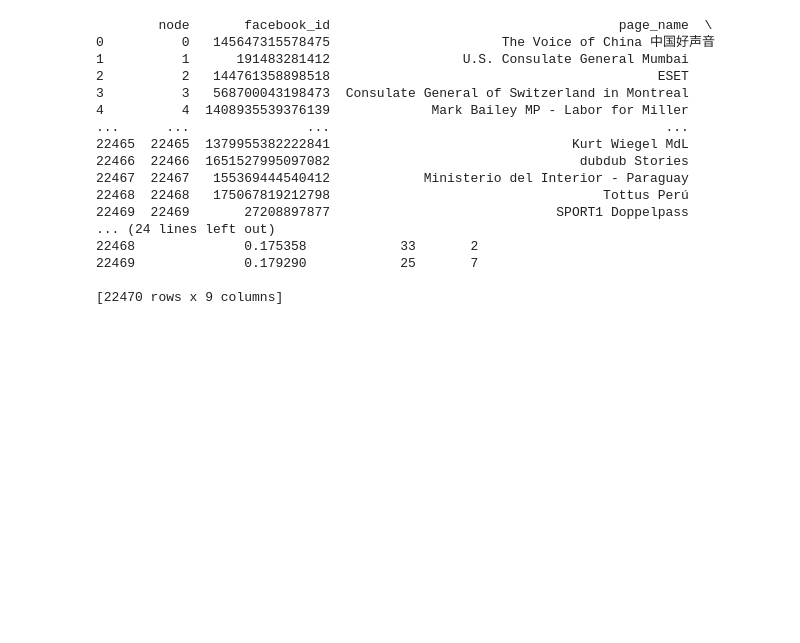
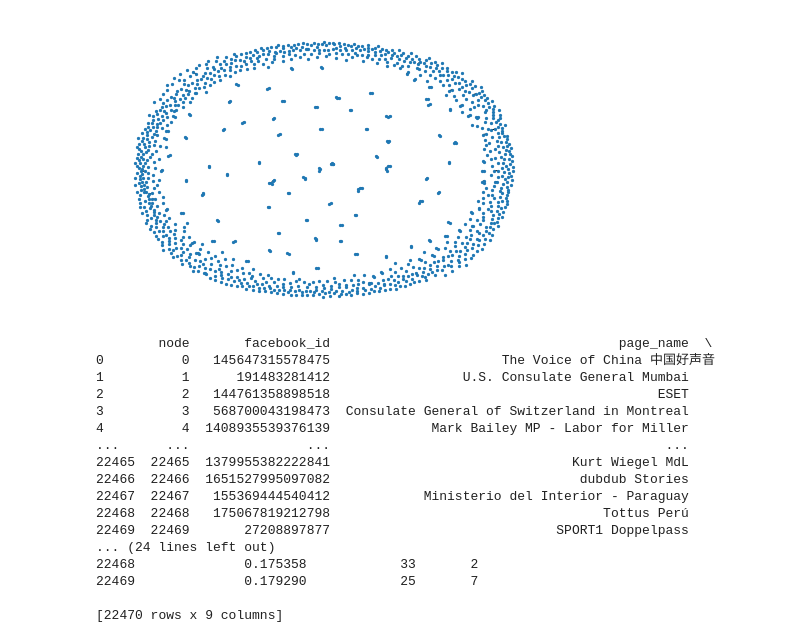
Before and after one commit to Arefay97/Social-Media-Analytics---Project, a Jupyter notebook: explore.ipynb, the cells around one changed output. Saved outputs shown, nothing was run; the diff lists cells and outputs as text; code cells hidden in the pictures; blank space fills up the shorter version.

```diff
--- a/explore.ipynb
+++ b/explore.ipynb
@@ -15,19 +15,19 @@ import plotly as px
 import plotly.graph_objects as go
 from collections import defaultdict
 # %%
-nodes, edges = utils.Load_data("nodes with communities.csv","musae_facebook_edges.csv")
+nodes, edges = utils.Load_data("nodes with communities.csv","edges without loops.csv")
 nodes.head()
 print(len(edges))
 edges = Data_Reduction.Remove_selfloops(edges)
-print(len(edges))
+#print(len(edges))
 graph = utils.Create_Graph(nodes,edges)
 #after removing selfloops there are nodes without any edges
-graph = Data_Reduction.Reduce_with_min_x_edges(graph,0)
+#graph = Data_Reduction.Reduce_with_min_x_edges(graph,0)
 # Convert graph nodes to DataFrame
-nodes_data = [(node, graph.nodes[node]) for node in graph.nodes()]
-df_nodes = pd.DataFrame(nodes_data, columns=['node', 'attributes'])
+#nodes_data = [(node, graph.nodes[node]) for node in graph.nodes()]
+#df_nodes = pd.DataFrame(nodes_data, columns=['node', 'attributes'])
 
 # Split attributes into separate columns
-df_nodes = pd.concat([df_nodes.drop(columns=['attributes']), df_nodes['attributes'].apply(pd.Series)], axis=1)
-df_nodes.head()
+#df_nodes = pd.concat([df_nodes.drop(columns=['attributes']), df_nodes['attributes'].apply(pd.Series)], axis=1)
+#df_nodes.head()
 # %% [output]
@@ -41,0 +58,2 @@ df_nodes.head()
+# %%
+Nan_nodes = nodes[nodes['betweenness_centerality'].isna()]
@@ -41,0 +62,2 @@ df_nodes.head()
+# %%
+nan_edges = pd.read_csv("Nan_edges.csv")
@@ -41,0 +85,6 @@ df_nodes.head()
+# %%
+
+nan_G = utils.Create_Graph(Nan_nodes,nan_edges)
+nx.draw(nan_G,node_size = 5)
+# %% [output]
+[figure, added]
```
Also changed, not shown: parts of 23 cells of this notebook, 6 other files.
